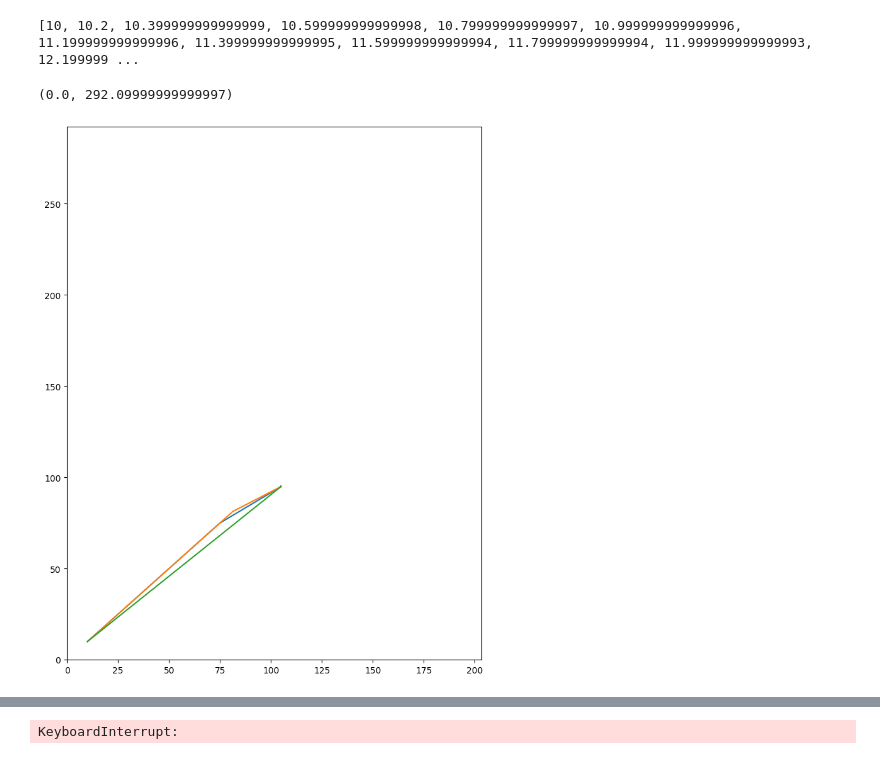
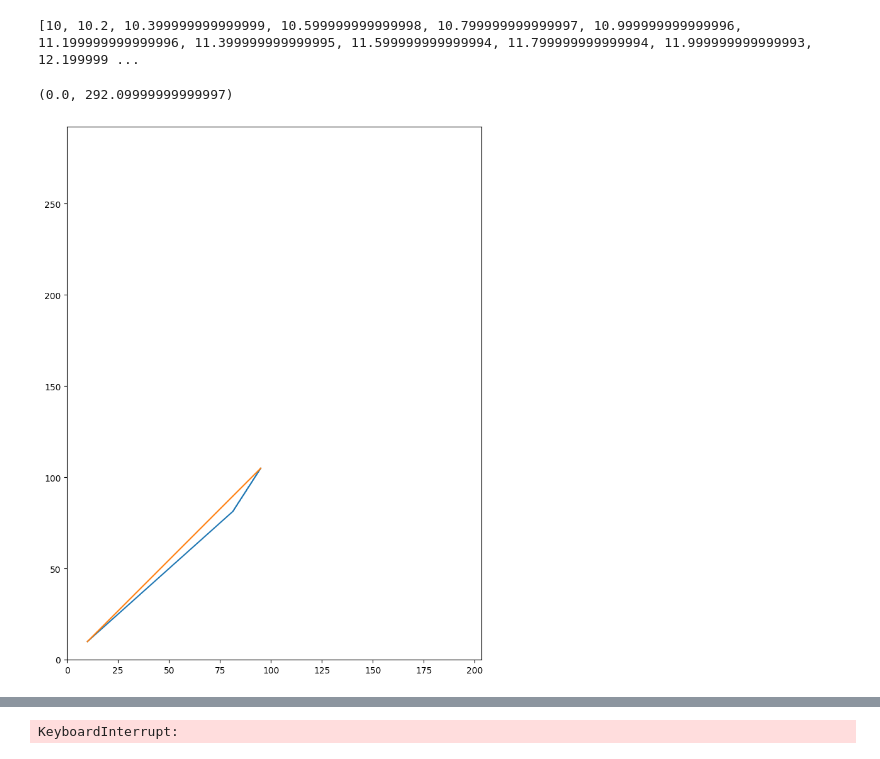
Before and after one commit to srinath-iyer/Drawing-Bot, a Jupyter notebook: examples/movement_sim.ipynb, the cells around one changed output, grey strips where cells are left out. Saved outputs shown, nothing was run; the diff lists cells and outputs as text; code cells hidden in the pictures.

```diff
--- a/examples/movement_sim.ipynb
+++ b/examples/movement_sim.ipynb
@@ -119,19 +119,18 @@ print(*go_to_original(10,10,105,105,0.2**2,0.2))
 # %% [output]
 [10, 10.2, 10.399999999999999, 10.599999999999998, 10.799999999999997, 10.999999999999996, 11.199999999999996, 11.399999999999995, 11.599999999999994, 11.799999999999994, 11.999999999999993, 12.199999 ...
 # %%
-x1,x2=10,105
-y1,y2=10,95
+x1,x2=10,95
+y1,y2=10,105
 plt.figure(figsize=(8.5,11))
 
-plt.plot(*go_to_original(x1,y1,x2,y2,0.2**2,0.2))
 plt.plot(*go_to_final(x1,y1,x2,y2,0.2**2,0.2))
 plt.plot([x1,x2],[y1,y2])
 
 plt.xlim((0,25.4*8))
 plt.ylim((0,25.4*11.5))
 # %% [output]
 (0.0, 292.09999999999997)
-[figure, old version]
+[figure, new version]
 # %%
 # Circle function:
 # radius = 1cm, so circumference = 2
```
Also changed, not shown: parts of 1 cell of this notebook, 3 other files.
